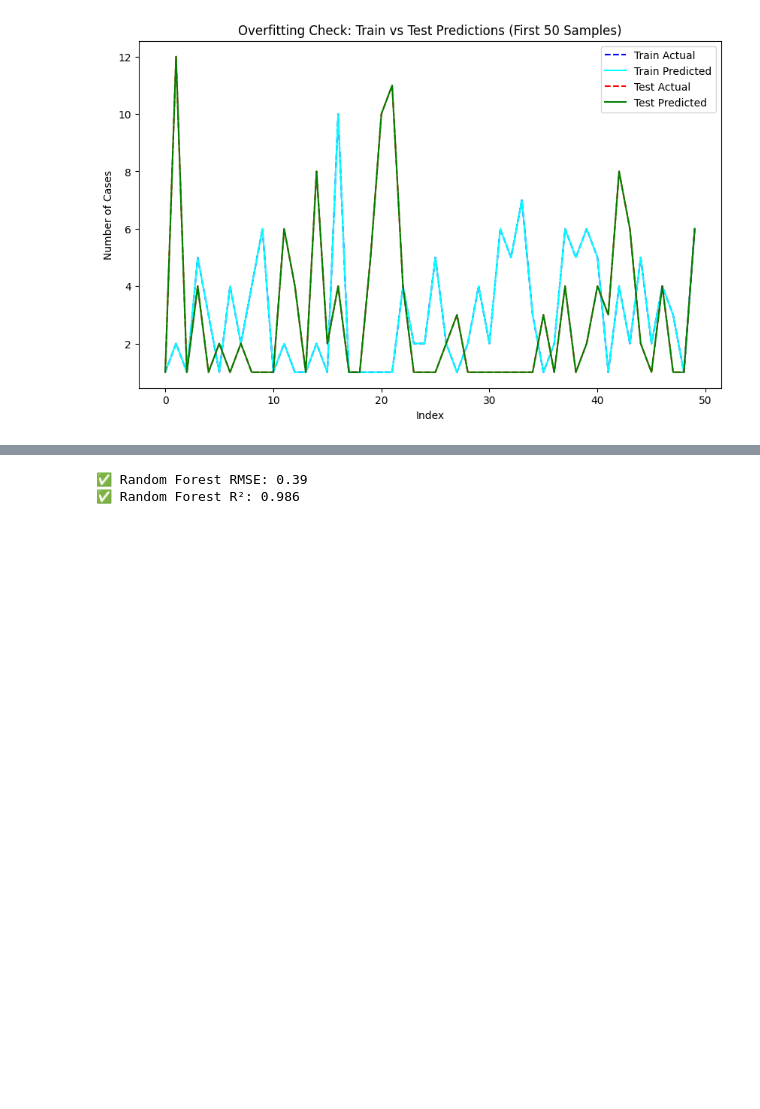
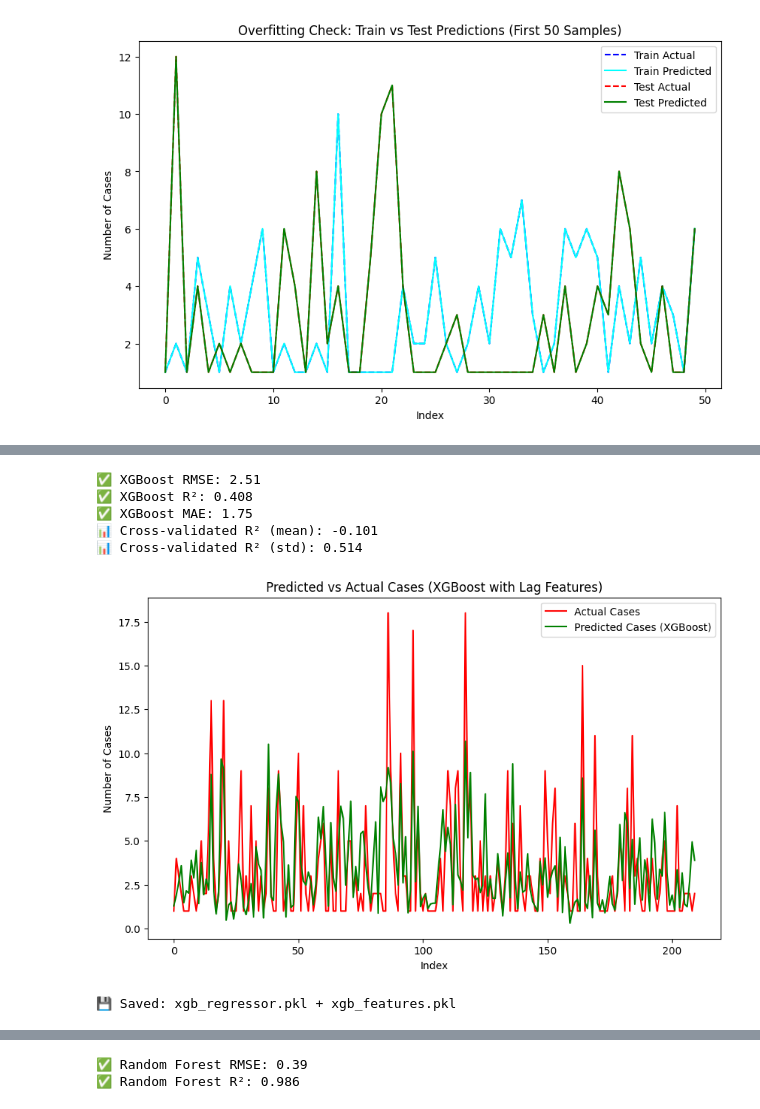
Before and after one commit to nisawaraa/earn-flask, a Jupyter notebook: Copy_of_Untitled14 (2).ipynb, the cells around one changed output, grey strips where cells are left out. Cells and saved outputs as stored; diff of their text form; code cells hidden in the pictures; blank space fills up the shorter version.

```diff
--- a/Copy_of_Untitled14 (2).ipynb
+++ b/Copy_of_Untitled14 (2).ipynb
@@ -504,0 +357,77 @@ plt.show()
+# %%
+from xgboost import XGBRegressor
+from sklearn.model_selection import train_test_split, cross_val_score
+from sklearn.metrics import mean_squared_error, r2_score, mean_absolute_error
+import numpy as np
+import matplotlib.pyplot as plt
+import joblib
+
+# ✅ 1. เพิ่ม lag features (1, 2, 3 เดือนย้อนหลัง)
+df_with_lag = df_final_clean_encoded.copy()
+df_with_lag['cases_lag1'] = df_final_clean['cases'].shift(1)
+df_with_lag['cases_lag2'] = df_final_clean['cases'].shift(2)
+df_with_lag['cases_lag3'] = df_final_clean['cases'].shift(3)
+
+# ลบแถวที่มี NaN หลังจาก shift
+df_with_lag = df_with_lag.dropna().reset_index(drop=True)
+
+# ✅ 2. กำหนด X และ y (ตัด target ออก + คอลัมน์ไม่จำเป็น)
+X = df_with_lag.drop(columns=['cases','เพศ','อายุ(ปี)','ไตรมาส','humid_15d_avg'])
+y = df_with_lag['cases']
+
+# ✅ 3. แบ่งชุด train/test
+X_train, X_test, y_train, y_test = train_test_split(
+    X, y, test_size=0.2, random_state=42
+)
+
+# ✅ 4. สร้างและฝึกโมเดล XGBoost
+xgb_model = XGBRegressor(
+    n_estimators=600,          # เพิ่มรอบ
+    learning_rate=0.05,
+    max_depth=6,
+    subsample=0.8,
+    colsample_bytree=0.8,
+    reg_lambda=1,
+    random_state=42
+)
+
+xgb_model.fit(X_train, y_train)
+
+# ✅ 5. ทำนายผล
+y_pred = xgb_model.predict(X_test)
+
+# ✅ 6. ประเมินผล
+rmse = np.sqrt(mean_squared_error(y_test, y_pred))
+r2 = r2_score(y_test, y_pred)
+mae = mean_absolute_error(y_test, y_pred)
+print(f"✅ XGBoost RMSE: {rmse:.2f}")
+print(f"✅ XGBoost R²: {r2:.3f}")
+print(f"✅ XGBoost MAE: {mae:.2f}")
+
+# ✅ 7. Cross-validation
+cv_r2_scores = cross_val_score(xgb_model, X, y, cv=5, scoring='r2')
+print(f"📊 Cross-validated R² (mean): {cv_r2_scores.mean():.3f}")
+print(f"📊 Cross-validated R² (std): {cv_r2_scores.std():.3f}")
+
+# ✅ 8. วาดกราฟค่าจริง vs ค่าทำนาย
+plt.figure(figsize=(10,6))
+plt.plot(y_test.values, label='Actual Cases', color='red')
+plt.plot(y_pred, label='Predicted Cases (XGBoost)', color='green')
+plt.title('Predicted vs Actual Cases (XGBoost with Lag Features)')
+plt.xlabel('Index')
+plt.ylabel('Number of Cases')
+plt.legend()
+plt.show()
+
+# ✅ 9. บันทึกโมเดล + ฟีเจอร์
+joblib.dump(xgb_model, "xgb_regressor.pkl")
+joblib.dump(X.columns.tolist(), "xgb_features.pkl")
+print("💾 Saved: xgb_regressor.pkl + xgb_features.pkl")
+# %% [output]
+✅ XGBoost RMSE: 2.51
+✅ XGBoost R²: 0.408
+✅ XGBoost MAE: 1.75
+📊 Cross-validated R² (mean): -0.101
+📊 Cross-validated R² (std): 0.514
+[figure, added]
+💾 Saved: xgb_regressor.pkl + xgb_features.pkl
```
Also changed, not shown: parts of 15 cells of this notebook, 17 other files.
